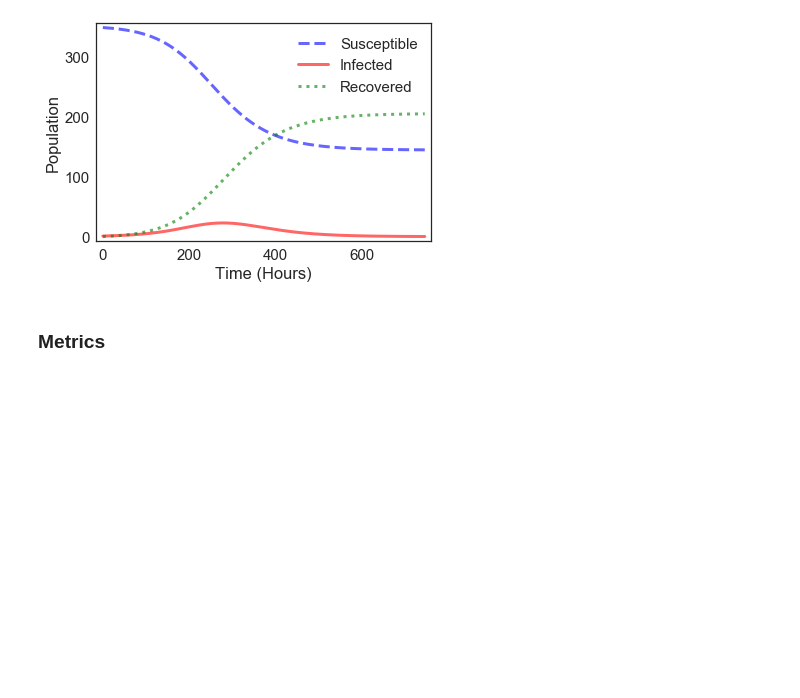
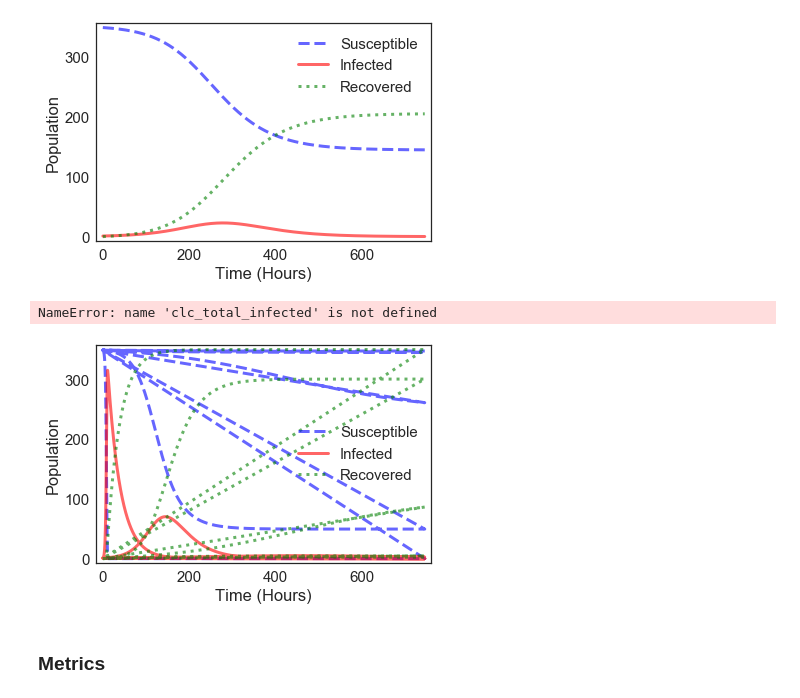
Before and after one commit to kthaitang/ModSimPy, a Jupyter notebook: code/MemeProject.ipynb, the cells around one changed output. Saved outputs shown, nothing was run; the diff lists cells and outputs as text; code cells hidden in the pictures; blank space fills up the shorter version.

```diff
--- a/code/MemeProject.ipynb
+++ b/code/MemeProject.ipynb
@@ -164,3 +191,31 @@ Saving figure to file Meme-fig01.pdf
+# %%
+beta_array = linspace(1,50,50)
+
+for beta in beta_array:
+    sir = make_system(beta,gamma)
+    run_simulation(sir, update1)
+    print(sir.beta, clc_total_infected(sir))
+# %% [output]
+NameError: name 'clc_total_infected' is not defined
+# %%
+#test run_simulation TIMESERIES PROB
+
+p1_array = linspace(1,50,5)
+
+for p1 in p1_array:
+    tc1 = p1      # time between contacts in hours
+    tr1 = 30     # recovery time in hours
+
+    beta1 = 1 / tc1      # contact rate in per hour
+    gamma1 = 1 / tr1     # recovery rate in per hour
+
+    system = make_system(beta1, gamma1)
+    system = run_simulation(system, update1)
+
+    plot_results(system.S, system.I, system.R)
+    #savefig('Meme-fig01.pdf')
+# %% [output]
+[figure, added]
 # %% [markdown]
 ### Metrics
 # %%
```
Also changed, not shown: parts of 3 cells of this notebook, 6 other files.
